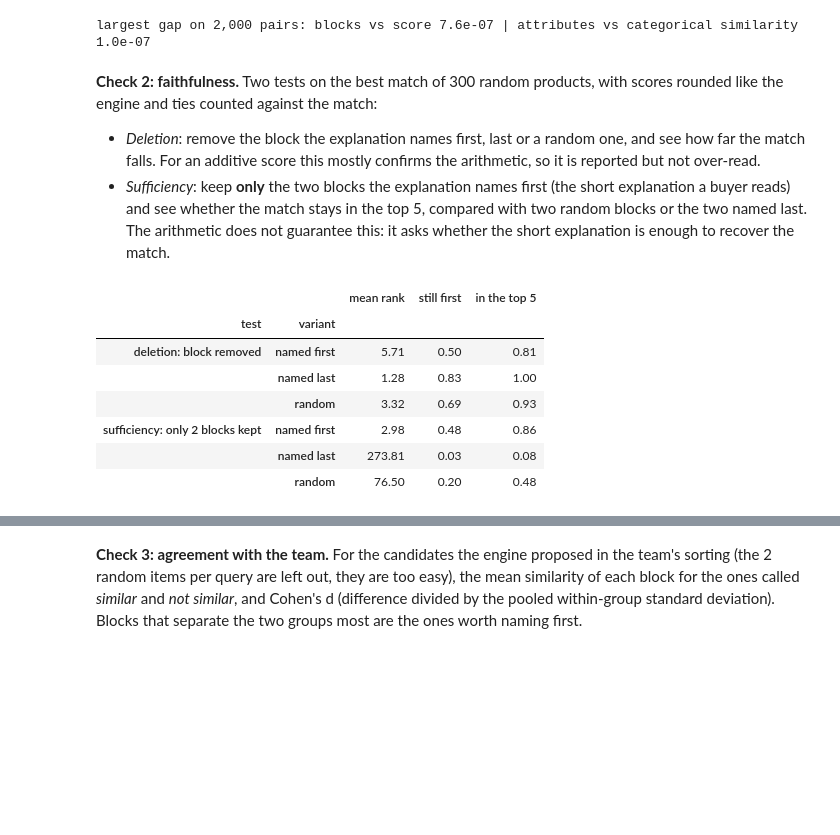
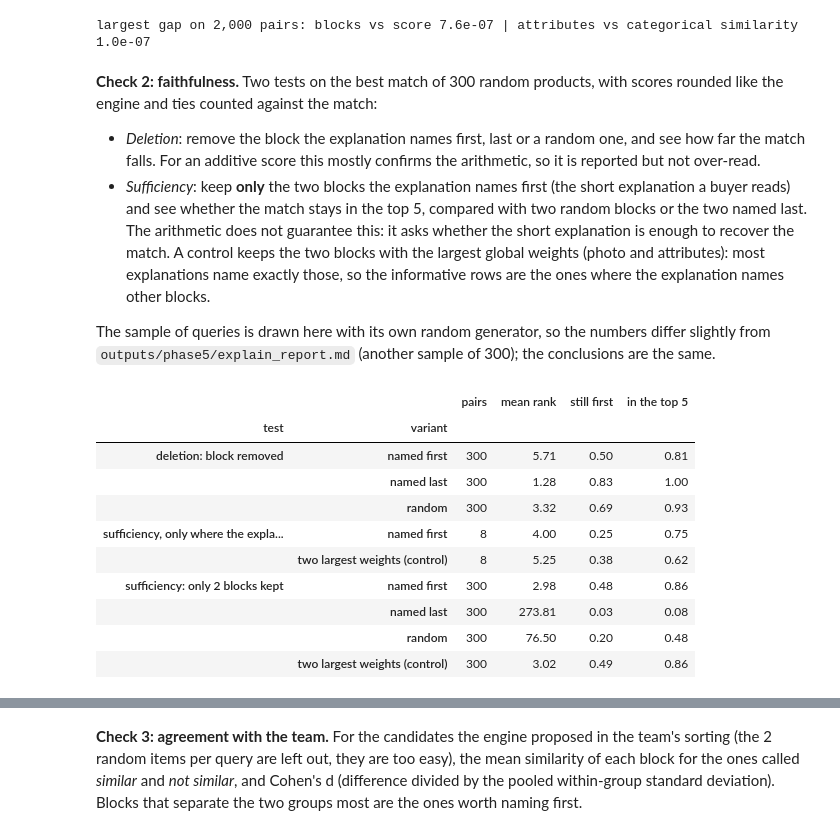
Before and after one commit to therealblitz00/ECQ, a Jupyter notebook: notebooks/phase3_explanations_estimates.ipynb, the cells around one changed output, grey strips where cells are left out. Drawn from its saved outputs; the diff is of its cells as text; code cells hidden in the pictures; blank space fills up the shorter version.

```diff
--- a/notebooks/phase3_explanations_estimates.ipynb
+++ b/notebooks/phase3_explanations_estimates.ipynb
@@ -676,37 +677,51 @@ counted against the match:
   additive score this mostly confirms the arithmetic, so it is reported but not over-read.
 - *Sufficiency*: keep **only** the two blocks the explanation names first (the short explanation a buyer reads) and see
   whether the match stays in the top 5, compared with two random blocks or the two named last. The arithmetic does not
-  guarantee this: it asks whether the short explanation is enough to recover the match.
+  guarantee this: it asks whether the short explanation is enough to recover the match. A control keeps the two blocks
+  with the largest global weights (photo and attributes): most explanations name exactly those, so the informative rows are
+  the ones where the explanation names other blocks.
+
+The sample of queries is drawn here with its own random generator, so the numbers differ slightly from
+`outputs/phase5/explain_report.md` (another sample of 300); the conclusions are the same.
 # %%
 def rank_of(w, qi, ci, pool):
     s = np.round(score_matrix(w, np.array([qi]), pool)[0].astype(np.float64), 6)
     s[not_allowed(np.array([qi]), pool)[0]] = -np.inf
     return int((s >= s[pool == ci][0]).sum())
 
 rows = []
 for qi in rng.choice(len(items), 300, replace=False):
     first = s3_nb[(s3_nb["q"] == qi) & (s3_nb["rank"] == 1)]
     if first.empty:
         continue
     ci = int(first["c"].iat[0])
     ranked = [b for b, _ in sorted(contributions(W_BASE, qi, ci).items(), key=lambda kv: -kv[1])]
     if len(ranked) < 4:
         continue
     pool = next(p for p in CATEGORY_POOLS if qi in p)
     for label, b in [("named first", ranked[0]), ("named last", ranked[-1]), ("random", ranked[rng.integers(len(ranked))])]:
         rows.append({"test": "deletion: block removed", "variant": label, "new rank": rank_of({**W_BASE, b: 0.0}, qi, ci, pool)})
-    for label, keep in [("named first", ranked[:2]), ("named last", ranked[-2:]), ("random", list(rng.choice(ranked, 2, replace=False)))]:
+    heavy = sorted(ranked, key=lambda b: -W_BASE[b])[:2]           # control: the two largest global weights
+    differs = set(ranked[:2]) != set(heavy)
+    for label, keep in [("named first", ranked[:2]), ("two largest weights (control)", heavy), ("named last", ranked[-2:]),
+                        ("random", list(rng.choice(ranked, 2, replace=False)))]:
         w = {b: (W_BASE[b] if b in keep else 0.0) for b in W_BASE}
-        rows.append({"test": "sufficiency: only 2 blocks kept", "variant": label, "new rank": rank_of(w, qi, ci, pool)})
+        r_ = rank_of(w, qi, ci, pool)
+        rows.append({"test": "sufficiency: only 2 blocks kept", "variant": label, "new rank": r_})
+        if differs and label in ("named first", "two largest weights (control)"):
+            rows.append({"test": "sufficiency, only where the explanation names other blocks", "variant": label, "new rank": r_})
 ft = pd.DataFrame(rows).groupby(["test", "variant"])["new rank"]
-pd.DataFrame({"mean rank": ft.mean(), "still first": ft.apply(lambda r: (r == 1).mean()),
+pd.DataFrame({"pairs": ft.size(), "mean rank": ft.mean(), "still first": ft.apply(lambda r: (r == 1).mean()),
               "in the top 5": ft.apply(lambda r: (r <= 5).mean())}).round(2)
 # %% [output]
-|  |  | mean rank | still first | in the top 5 |
-| test | variant |  |  |  |
-| deletion: block removed | named first | 5.71 | 0.50 | 0.81 |
-|  | named last | 1.28 | 0.83 | 1.00 |
-|  | random | 3.32 | 0.69 | 0.93 |
-| sufficiency: only 2 blocks kept | named first | 2.98 | 0.48 | 0.86 |
-|  | named last | 273.81 | 0.03 | 0.08 |
-|  | random | 76.50 | 0.20 | 0.48 |
+|  |  | pairs | mean rank | still first | in the top 5 |
+| test | variant |  |  |  |  |
+| deletion: block removed | named first | 300 | 5.71 | 0.50 | 0.81 |
+|  | named last | 300 | 1.28 | 0.83 | 1.00 |
+|  | random | 300 | 3.32 | 0.69 | 0.93 |
+| sufficiency, only where the expla... | named first | 8 | 4.00 | 0.25 | 0.75 |
+|  | two largest weights (control) | 8 | 5.25 | 0.38 | 0.62 |
+| sufficiency: only 2 blocks kept | named first | 300 | 2.98 | 0.48 | 0.86 |
+|  | named last | 300 | 273.81 | 0.03 | 0.08 |
+|  | random | 300 | 76.50 | 0.20 | 0.48 |
+|  | two largest weights (control) | 300 | 3.02 | 0.49 | 0.86 |
```
Also changed, not shown: parts of 8 cells of this notebook, 13 other files.
